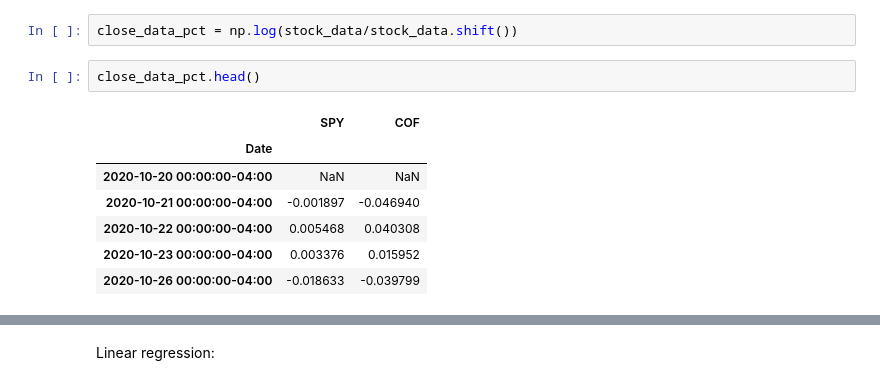
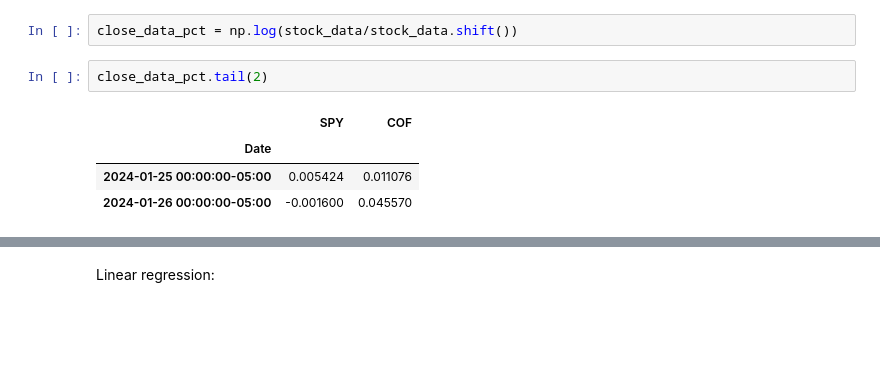
Before and after one commit to paul10116/Stock-Market, a Jupyter notebook: code_examples/linearreg.ipynb, the cells around one changed output, grey strips where cells are left out. Cells and saved outputs as stored; diff of their text form; blank space fills up the shorter version.

```diff
--- a/code_examples/linearreg.ipynb
+++ b/code_examples/linearreg.ipynb
@@ -41,15 +31,12 @@ stock_data
 # %%
 close_data_pct = np.log(stock_data/stock_data.shift())
-# %%
-close_data_pct.head()
-# %% [output]
-|  | SPY | COF |
-| Date |  |  |
-| 2020-10-20 00:00:00-04:00 | NaN | NaN |
-| 2020-10-21 00:00:00-04:00 | -0.001897 | -0.046940 |
-| 2020-10-22 00:00:00-04:00 | 0.005468 | 0.040308 |
-| 2020-10-23 00:00:00-04:00 | 0.003376 | 0.015952 |
-| 2020-10-26 00:00:00-04:00 | -0.018633 | -0.039799 |
+# %%
+close_data_pct.tail(2)
+# %% [output]
+|  | SPY | COF |
+| Date |  |  |
+| 2024-01-25 00:00:00-05:00 | 0.005424 | 0.011076 |
+| 2024-01-26 00:00:00-05:00 | -0.001600 | 0.045570 |
 # %%
 covariance = close_data_pct.cov().iloc[0,1]
 covariance
```
Also changed, not shown: parts of 6 cells of this notebook, 18 other files.
